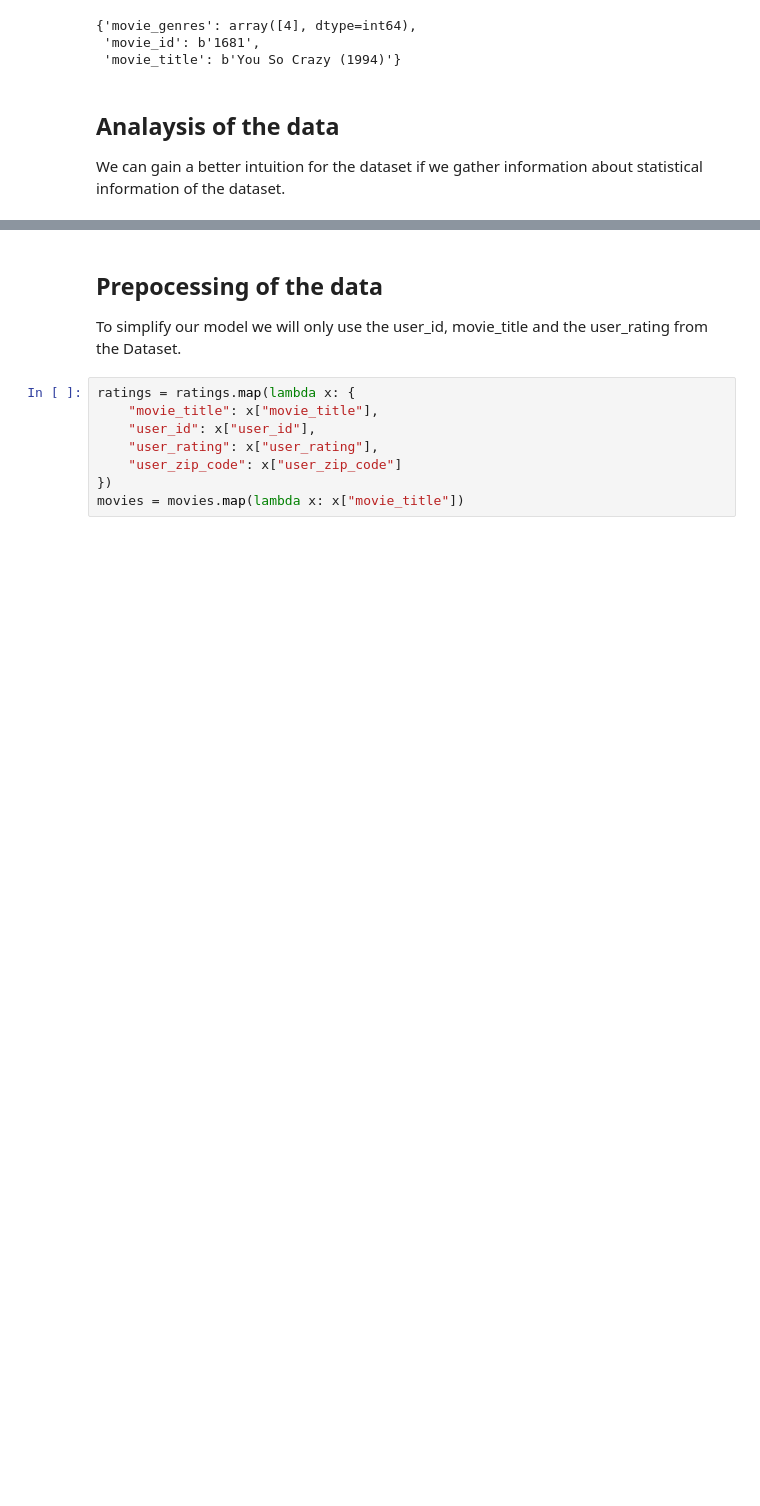
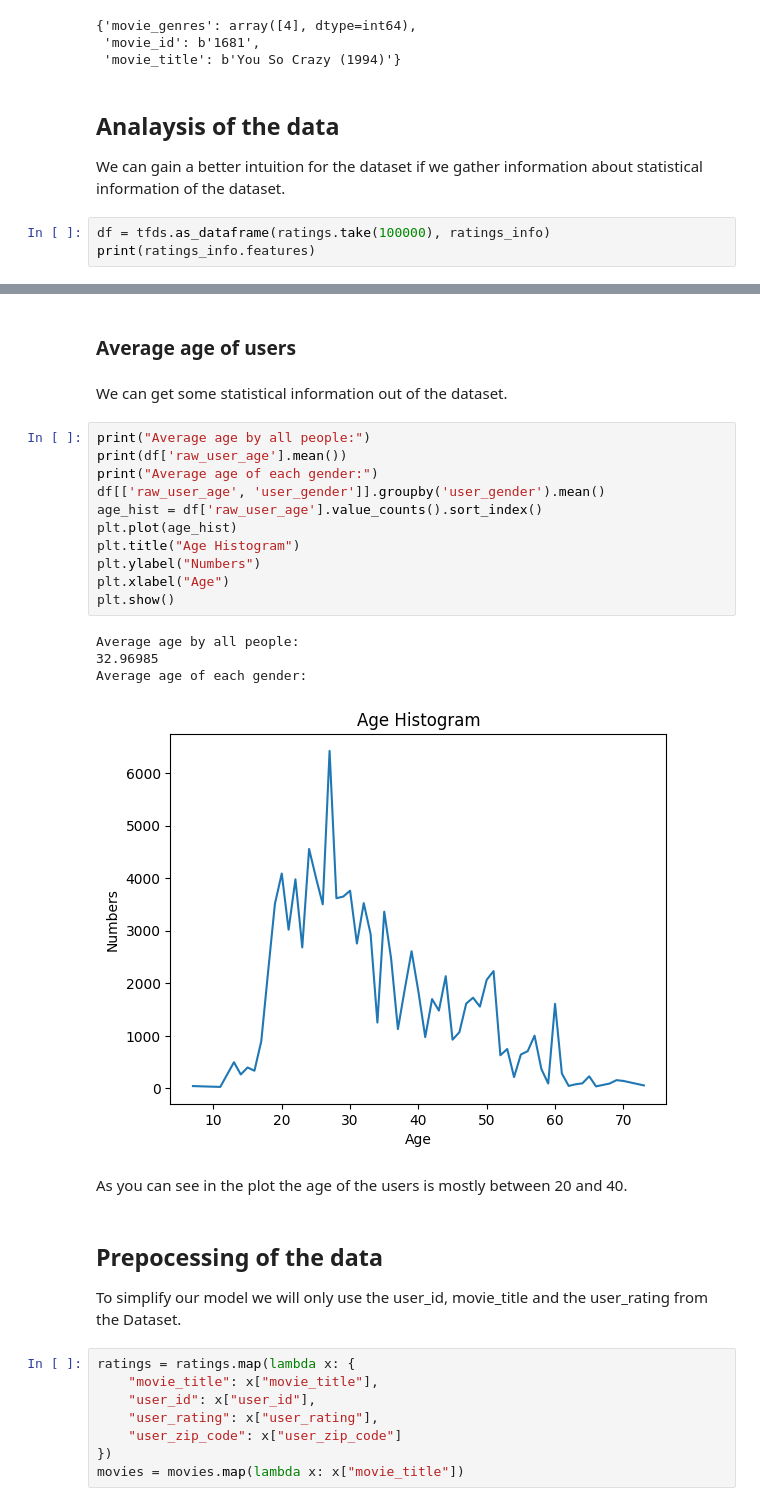
Before and after one commit to KoehnAlexander/DeepLearning_Task_1, a Jupyter notebook: task1.ipynb, the cells around one changed output, grey strips where cells are left out. Drawn from its saved outputs; the diff is of its cells as text; blank space fills up the shorter version.

```diff
--- a/task1.ipynb
+++ b/task1.ipynb
@@ -91,3 +89,6 @@ for x in movies.take(1).as_numpy_iterator():
 # %% [markdown]
 ## Analaysis of the data
 We can gain a better intuition for the dataset if we gather information about statistical information of the dataset.
+# %%
+df = tfds.as_dataframe(ratings.take(100000), ratings_info)
+print(ratings_info.features)
@@ -94,3 +124,25 @@ We can gain a better intuition for the dataset if we gather information about st
+# %% [markdown]
+### Average age of users
+# %% [markdown]
+We can get some statistical information out of the dataset.
+# %%
+print("Average age by all people:")
+print(df['raw_user_age'].mean())
+print("Average age of each gender:")
+df[['raw_user_age', 'user_gender']].groupby('user_gender').mean()
+age_hist = df['raw_user_age'].value_counts().sort_index()
+plt.plot(age_hist)
+plt.title("Age Histogram")
+plt.ylabel("Numbers")
+plt.xlabel("Age")
+plt.show()
+# %% [output]
+Average age by all people:
+32.96985
+Average age of each gender:
+[figure, added]
+# %% [markdown]
+As you can see in the plot the age of the users is mostly between 20 and 40.
 # %% [markdown]
 ## Prepocessing of the data
 To simplify our model we will only use the user_id, movie_title and the user_rating from the Dataset.
```
Also changed, not shown: parts of 9 cells of this notebook.
